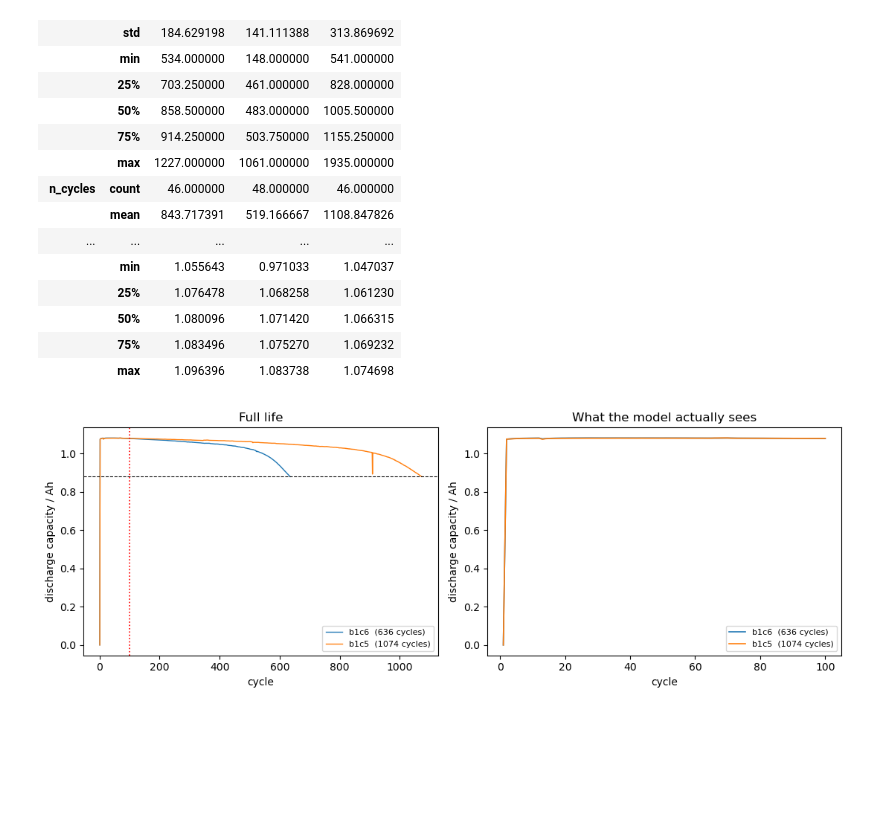
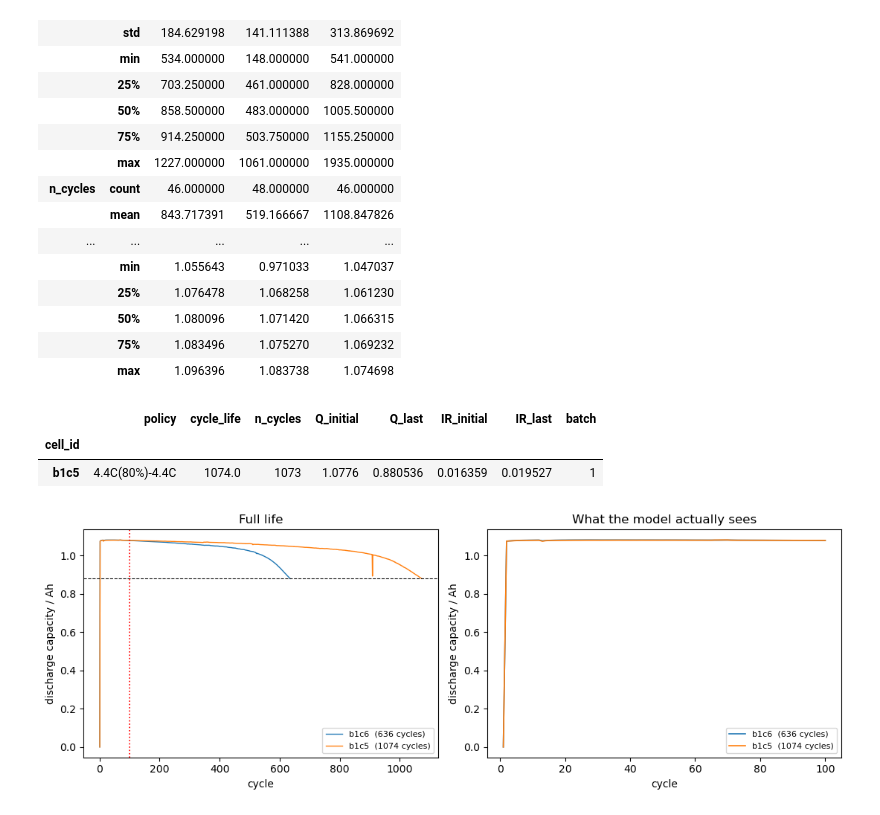
Before and after one commit to jenimaz91/DSML-Final-Project-Lithium-Ion-Battery-Cycle-Life-prediction-Streamlit_app, a Jupyter notebook: project_notebook_final.ipynb, the cells around one changed output. Saved outputs shown, nothing was run; the diff lists cells and outputs as text; code cells hidden in the pictures; blank space fills up the shorter version.

```diff
--- a/project_notebook_final.ipynb
+++ b/project_notebook_final.ipynb
@@ -304,6 +304,12 @@ all_cells.groupby('batch')[['cycle_life', 'n_cycles', 'Q_initial']].describe().T
 |  | 50% | 1.080096 | 1.071420 | 1.066315 |
 |  | 75% | 1.083496 | 1.075270 | 1.069232 |
 |  | max | 1.096396 | 1.083738 | 1.074698 |
+# %%
+all_cells.iloc[[5]]
+# %% [output]
+|  | policy | cycle_life | n_cycles | Q_initial | Q_last | IR_initial | IR_last | batch |
+| cell_id |  |  |  |  |  |  |  |  |
+| b1c5 | 4.4C(80%)-4.4C | 1074.0 | 1073 | 1.0776 | 0.880536 | 0.016359 | 0.019527 | 1 |
 # %%
 fig, ax = plt.subplots(1, 2, figsize=(11, 4))
 
```
Also changed, not shown: parts of 5 cells of this notebook, 2 other files.
